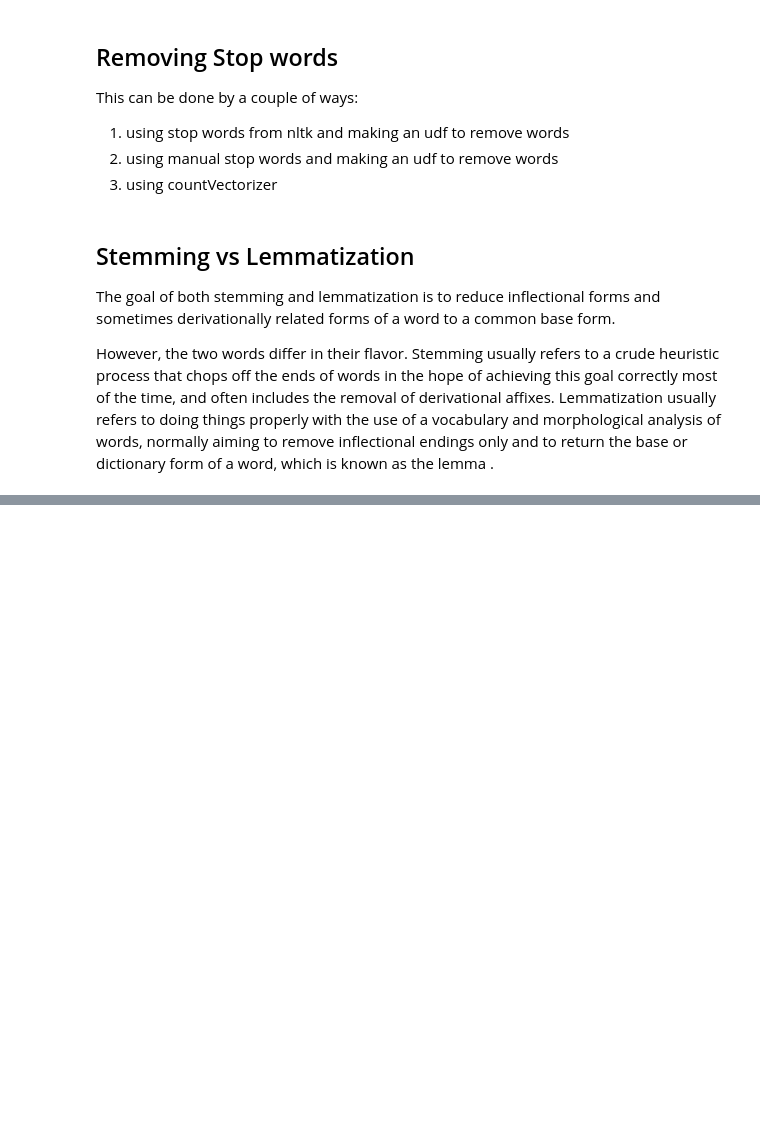
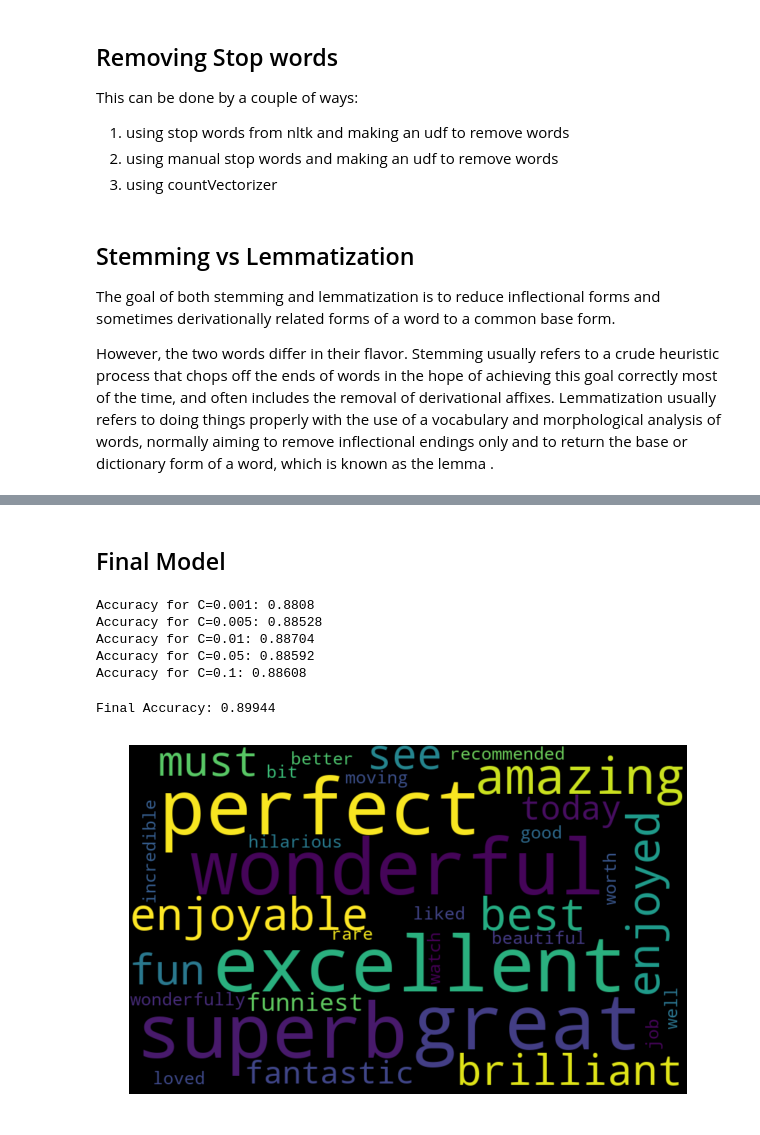
Before and after one commit to skay1899/Data-Science-Projects, a Jupyter notebook: sentiment.ipynb, the cells around one changed output, grey strips where cells are left out. Drawn from its saved outputs; the diff is of its cells as text; code cells hidden in the pictures; blank space fills up the shorter version.

```diff
--- a/sentiment.ipynb
+++ b/sentiment.ipynb
@@ -7,12 +7,12 @@ import os
 import re
 # %%
 reviews_train = []
-for line in open('D:/GEGDC/SD480587/abhiram bhai/full_train.txt', encoding="utf8"):
+for line in open('C:/Users/SOUMYA/Downloads/movie_data.tar/movie_data/movie_data/full_train.txt', encoding="utf8"):
 
     reviews_train.append(line.strip())
 
 reviews_test = []
-for line in open('D:/GEGDC/SD480587/abhiram bhai/full_test.txt', encoding="utf8"):
+for line in open('C:/Users/SOUMYA/Downloads/movie_data.tar/movie_data/movie_data/full_test.txt', encoding="utf8"):
 
     reviews_test.append(line.strip())
 # %%
@@ -100,13 +131,5 @@ However, the two words differ in their flavor. Stemming usually refers to a crud
 # %%
-def get_lemmatized_text(corpus):
-
-    from nltk.stem import WordNetLemmatizer
-    lemmatizer = WordNetLemmatizer()
-    return [' '.join([lemmatizer.lemmatize(word) for word in review.split()]) for review in corpus]
-lemmatized_reviews_train = get_lemmatized_text(reviews_train_clean)
-lemmatized_reviews_test = get_lemmatized_text(reviews_test_clean)
-
-cv = CountVectorizer(binary=True)
+cv = CountVectorizer(binary=True, ngram_range=(1, 2))
 cv.fit(lemmatized_reviews_train)
 X = cv.transform(lemmatized_reviews_train)
 X_test = cv.transform(lemmatized_reviews_test)
@@ -133,0 +210,65 @@ LookupError:
+# %% [markdown]
+## Final Model
+# %%
+from sklearn.feature_extraction.text import CountVectorizer
+from sklearn.model_selection import train_test_split
+from sklearn.metrics import accuracy_score
+from sklearn.svm import LinearSVC
+
+
+stop_words = ['in', 'of', 'at', 'a', 'the']
+ngram_vectorizer = CountVectorizer(binary=True, ngram_range=(1, 3), stop_words=stop_words)
+ngram_vectorizer.fit(reviews_train_clean)
+X = ngram_vectorizer.transform(reviews_train_clean)
+X_test = ngram_vectorizer.transform(reviews_test_clean)
+
+X_train, X_val, y_train, y_val = train_test_split(
+    X, target, train_size = 0.75
+)
+
+for c in [0.001, 0.005, 0.01, 0.05, 0.1]:
+
+    svm = LinearSVC(C=c)
+    svm.fit(X_train, y_train)
+    print ("Accuracy for C=%s: %s"
+           % (c, accuracy_score(y_val, svm.predict(X_val))))
+# %% [output]
+Accuracy for C=0.001: 0.8808
+Accuracy for C=0.005: 0.88528
+Accuracy for C=0.01: 0.88704
+Accuracy for C=0.05: 0.88592
+Accuracy for C=0.1: 0.88608
+# %%
+final = LinearSVC(C=0.1)
+final.fit(X, target)
+print ("Final Accuracy: %s"
+       % accuracy_score(target, final.predict(X_test)))
+# %% [output]
+Final Accuracy: 0.89944
+# %%
+
+feature_to_coef = {
+    word: coef for word, coef in zip(
+        ngram_vectorizer.get_feature_names(), final.coef_[0]
+    )
+}
+
+positive_words=[]
+
+for best_positive in sorted(
+    feature_to_coef.items(),
+    key=lambda x: x[1],
+    reverse=True)[:30]:
+    positive_words.append(best_positive[0])
+# %%
+best_positive_words = ' '.join(positive_words)
+from wordcloud import WordCloud
+import matplotlib.pyplot as plt
+wordcloud = WordCloud(width=800, height=500, random_state=21, max_font_size=110).generate(best_positive_words)
+
+plt.figure(figsize=(10, 7))
+plt.imshow(wordcloud, interpolation="bilinear")
+plt.axis('off')
+plt.show()
+# %% [output]
+[figure, added]
```
Also changed, not shown: parts of 10 cells of this notebook.
